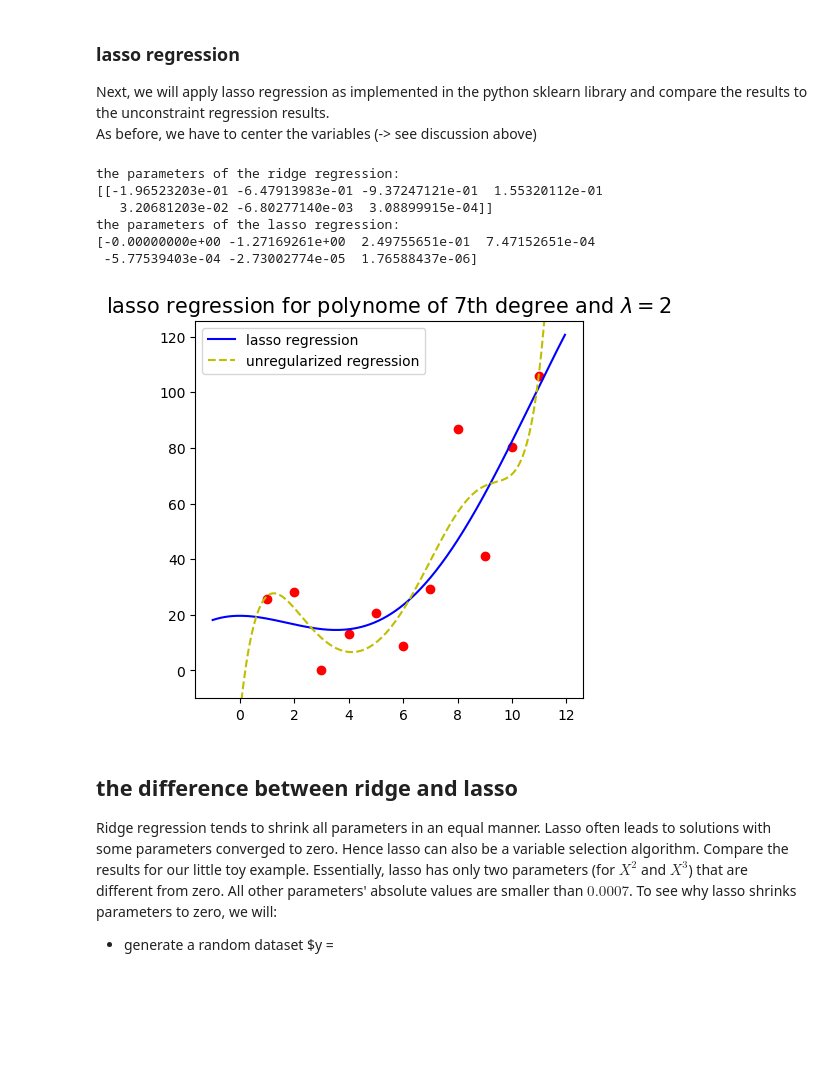
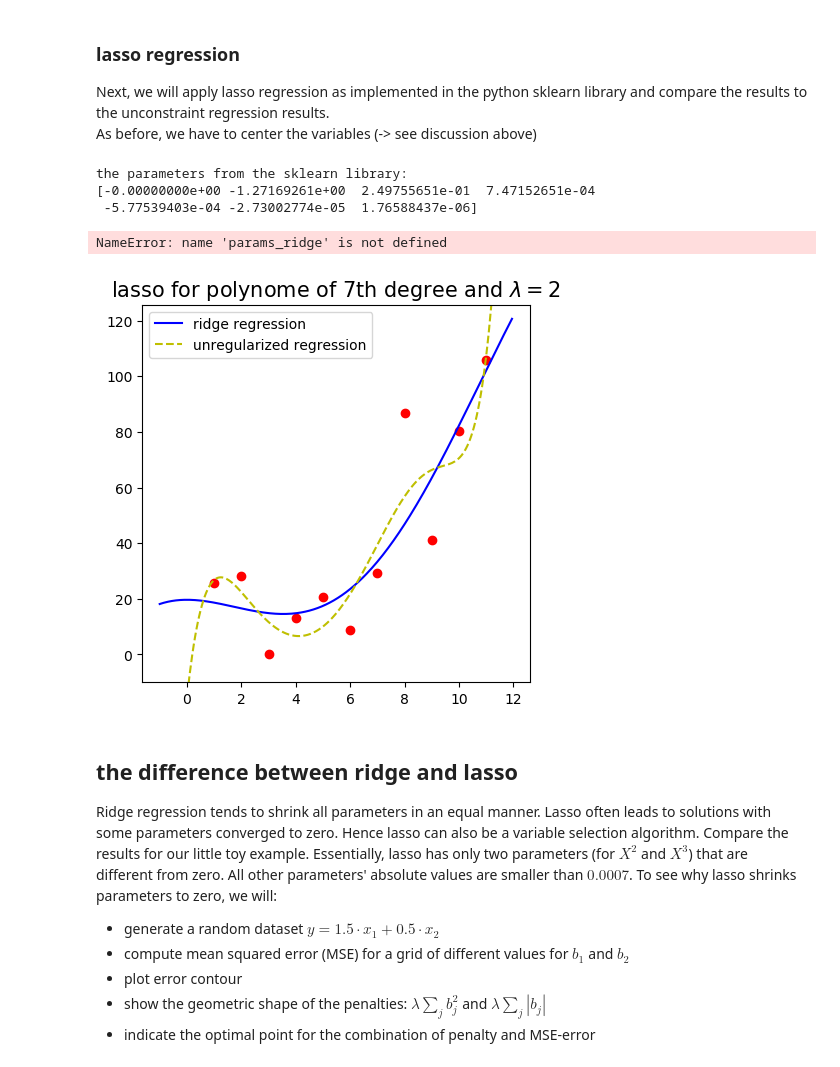
Before and after one commit to nitram-bot/fhnw_lecture, a Jupyter notebook: notebooks/Regression Techniques.ipynb, the cells around one changed output. Drawn from its saved outputs; the diff is of its cells as text; code cells hidden in the pictures; blank space fills up the shorter version.

```diff
--- a/notebooks/Regression Techniques.ipynb
+++ b/notebooks/Regression Techniques.ipynb
@@ -469,56 +469,64 @@ As before, we have to center the variables (-> see discussion above)
 # %%
 import numpy as np
 from sklearn.linear_model import Lasso
+
 y = np.load('/home/martin/python/fhnw_lecture/scripts/regression_y.pickle.npy')
 X = np.load('/home/martin/python/fhnw_lecture/scripts/regression_X.pickle.npy')
 
 X = np.c_[X, X**2, X**3, X**4, X**5, X**6, X**7]
 Xc = X - np.mean(X, axis=0)
 
+
+
 # for plotting purpose
 x = np.arange(-1, 12, 0.05).reshape((-1, 1))
 x = np.c_[x, x**2, x**3, x**4, x**5, x**6, x**7]
 xc = x -np.mean(x, axis = 0)
 
+
 # the result as obtained from the sklearn library
 model = Lasso(alpha=2, fit_intercept=False)
 model.fit(Xc, y)
+print(f'the parameters from the sklearn library:\n'\
+     + f'{model.coef_}')
 params_lasso = model.coef_
-y_hat = np.dot(xc, model.coef_.reshape((-1,1))) + np.mean(y)
+y_hat = np.dot(xc , params_lasso)  + np.mean(y)
+
 f = plt.figure(figsize=(5, 5), dpi=100)
-plt.title(label='lasso regression for polynome of 7th degree and $\lambda=2$',
+plt.title(label='lasso for polynome of 7th degree and $\lambda=2$',
           fontdict={'fontsize':15})
 axes = f.add_subplot(111)
 
 axes.plot(X[:,0], y, 'ro')
-axes.plot( x[:,0], y_hat.reshape((-1,)), 'b-', label='lasso regression')
+axes.plot( x[:,0], y_hat.reshape((-1,)), 'b-', label='ridge regression')
 #axes = plt.gca()
 axes.set_ylim([np.min(y)-10, np.max(y) +20])
 
-# now the overfitted solution
 from sklearn.linear_model import LinearRegression
 modelLR = LinearRegression()
 modelLR.fit(X, y)
 y_overfitted = np.dot(x , modelLR.coef_.T)  + modelLR.intercept_
 axes.plot(x[:,0], y_overfitted, 'y--', label='unregularized regression')
 leg = axes.legend()
 
 # comparison of parameters ridge vs. lasso:
 print(f'the parameters of the ridge regression:\n'\
      + f'{np.transpose(params_ridge)}')
 
 print(f'the parameters of the lasso regression:\n'\
      + f'{params_lasso}')
 # %% [output]
-the parameters of the ridge regression:
-[[-1.96523203e-01 -6.47913983e-01 -9.37247121e-01  1.55320112e-01
-   3.20681203e-02 -6.80277140e-03  3.08899915e-04]]
-the parameters of the lasso regression:
+the parameters from the sklearn library:
 [-0.00000000e+00 -1.27169261e+00  2.49755651e-01  7.47152651e-04
  -5.77539403e-04 -2.73002774e-05  1.76588437e-06]
+NameError: name 'params_ridge' is not defined
-[figure, old version]
+[figure, new version]
 # %% [markdown]
 ## the difference between ridge and lasso
 Ridge regression tends to shrink all parameters in an equal manner. Lasso often leads to solutions with some parameters converged to zero. Hence lasso can also be a variable selection algorithm. Compare the results for our little toy example. Essentially, lasso has only two parameters (for $X^2$ and $X^3$) that are different from zero. All other parameters' absolute values are smaller than $0.0007$.
 To see why lasso shrinks parameters to zero, we will:
-* generate a random dataset $y =
+* generate a random dataset $y = 1.5 \cdot x_1 + 0.5 \cdot x_2$
+* compute mean squared error (MSE) for a grid of different values for $b_1$ and $b_2$
+* plot error contour
+* show the geometric shape of the penalties: $\lambda \sum_j b_j^2$ and $\lambda \sum_j |b_j|$
+* indicate the optimal point for the combination of penalty and MSE-error
```
Also changed, not shown: parts of 11 cells of this notebook, 11 other files.
